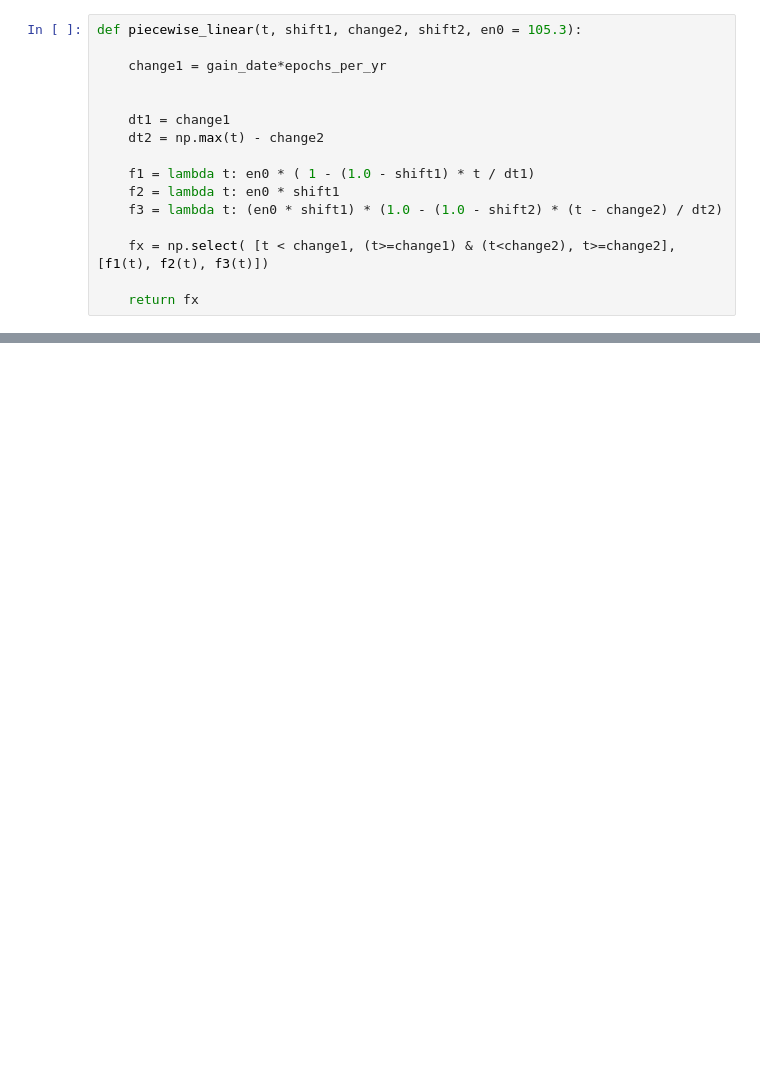
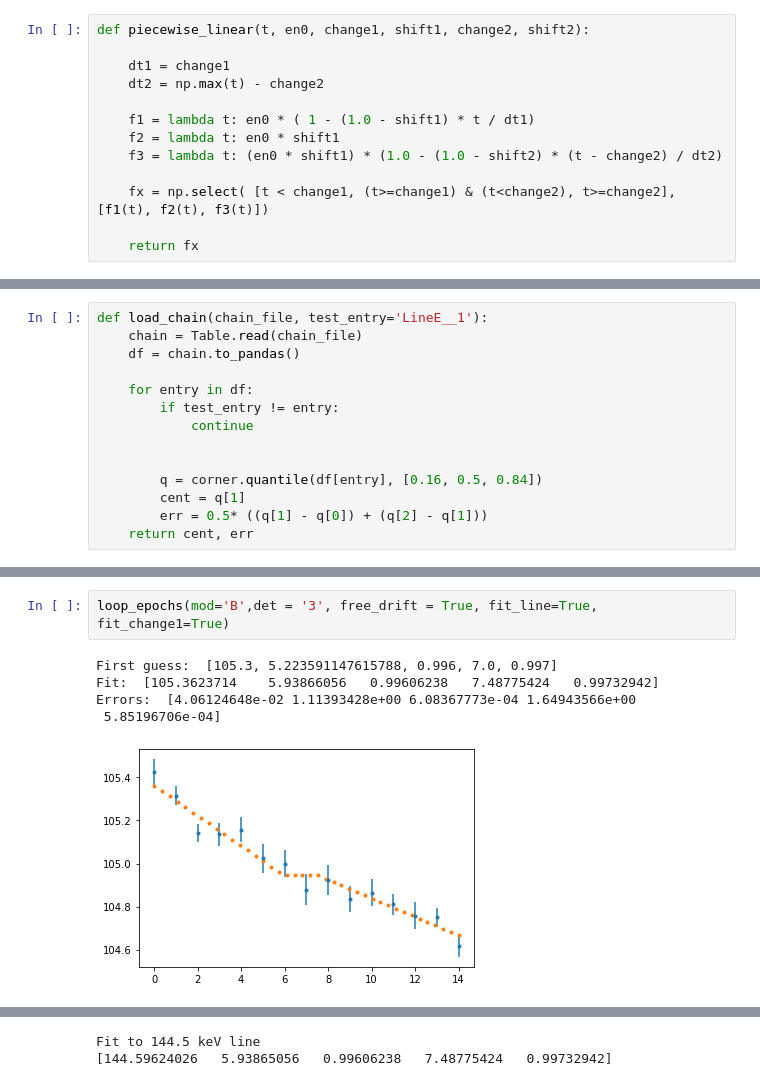
Before and after one commit to bwgref/nustar_background, a Jupyter notebook: pha_files/Parse_Chain_Fits.ipynb, the cells around one changed output, grey strips where cells are left out. Drawn from its saved outputs; the diff is of its cells as text; blank space fills up the shorter version.

```diff
--- a/pha_files/Parse_Chain_Fits.ipynb
+++ b/pha_files/Parse_Chain_Fits.ipynb
@@ -40,10 +27,7 @@ print(new_gain_met)
 # %% [output]
 219250800.0 s
 # %%
-def piecewise_linear(t, shift1, change2, shift2, en0 = 105.3):
-
-    change1 = gain_date*epochs_per_yr
-
+def piecewise_linear(t, en0, change1, shift1, change2, shift2):
 
     dt1 = change1
     dt2 = np.max(t) - change2
@@ -687,0 +42,14 @@ Fit:  [0.99270072 5.         0.99556198]
+# %%
+def load_chain(chain_file, test_entry='LineE__1'):
+    chain = Table.read(chain_file)
+    df = chain.to_pandas()
+
+    for entry in df:
+        if test_entry != entry:
+            continue
+
+
+        q = corner.quantile(df[entry], [0.16, 0.5, 0.84])
+        cent = q[1]
+        err = 0.5* ((q[1] - q[0]) + (q[2] - q[1]))
+    return cent, err
@@ -687,0 +171,8 @@ Fit:  [0.99270072 5.         0.99556198]
+# %%
+loop_epochs(mod='B',det = '3', free_drift = True, fit_line=True, fit_change1=True)
+# %% [output]
+First guess:  [105.3, 5.223591147615788, 0.996, 7.0, 0.997]
+Fit:  [105.3623714    5.93866056   0.99606238   7.48775424   0.99732942]
+Errors:  [4.06124648e-02 1.11393428e+00 6.08367773e-04 1.64943566e+00
+ 5.85196706e-04]
+[figure, added]
@@ -687,0 +180,2 @@ Fit:  [0.99270072 5.         0.99556198]
+Fit to 144.5 keV line
+[144.59624026   5.93865056   0.99606238   7.48775424   0.99732942]
```
Also changed, not shown: parts of 10 cells of this notebook, 11 other files.
